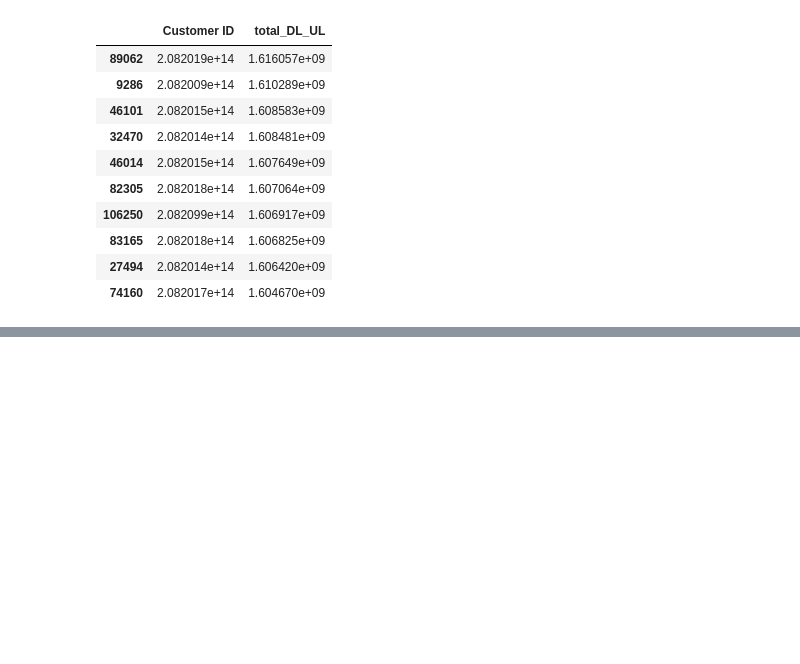
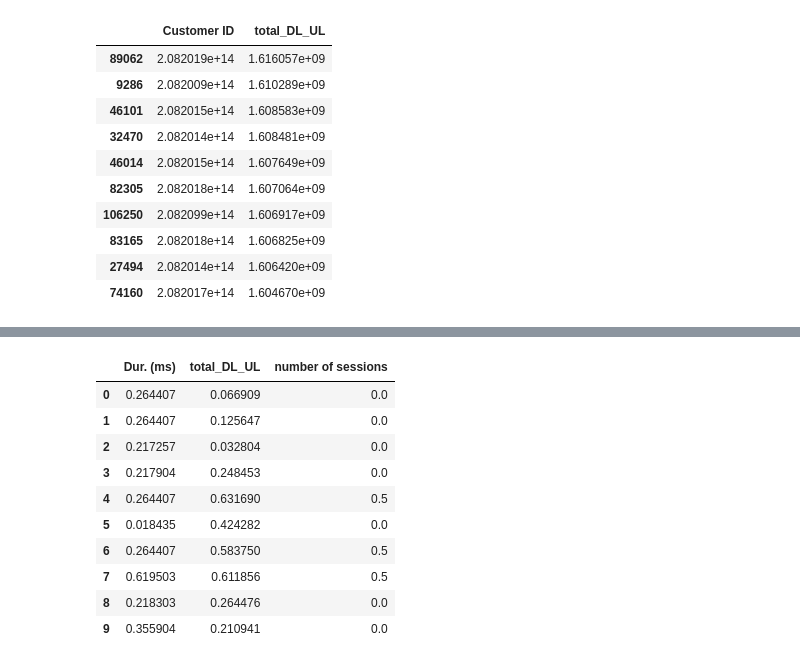
Before and after one commit to maxi1571/Telecommunication-User-Analytics, a Jupyter notebook: notebooks/data_analysis.ipynb, the cells around one changed output, grey strips where cells are left out. Saved outputs shown, nothing was run; the diff lists cells and outputs as text; code cells hidden in the pictures; blank space fills up the shorter version.

```diff
--- a/notebooks/data_analysis.ipynb
+++ b/notebooks/data_analysis.ipynb
@@ -655,0 +672,15 @@ df_segm = new[['Customer ID','Dur. (ms)', 'total_DL_UL','number of sessions']]
+# %%
+features = df_scaled[df_scaled.columns[1:4]]
+features.head(10)
+# %% [output]
+|  | Dur. (ms) | total_DL_UL | number of sessions |
+| 0 | 0.264407 | 0.066909 | 0.0 |
+| 1 | 0.264407 | 0.125647 | 0.0 |
+| 2 | 0.217257 | 0.032804 | 0.0 |
+| 3 | 0.217904 | 0.248453 | 0.0 |
+| 4 | 0.264407 | 0.631690 | 0.5 |
+| 5 | 0.018435 | 0.424282 | 0.0 |
+| 6 | 0.264407 | 0.583750 | 0.5 |
+| 7 | 0.619503 | 0.611856 | 0.5 |
+| 8 | 0.218303 | 0.264476 | 0.0 |
+| 9 | 0.355904 | 0.210941 | 0.0 |
```
Also changed, not shown: parts of 22 cells of this notebook.
